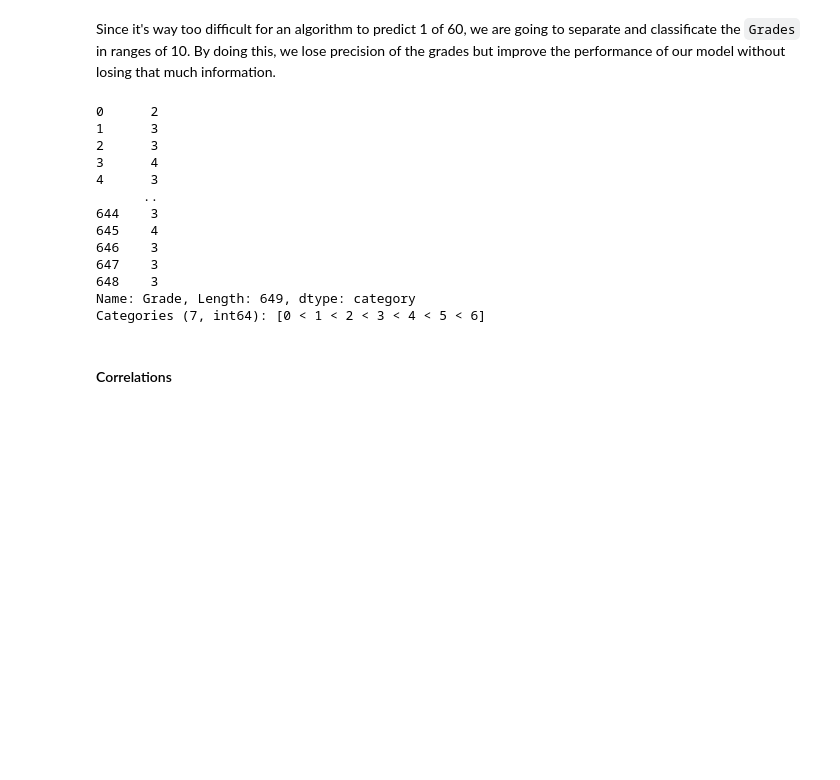
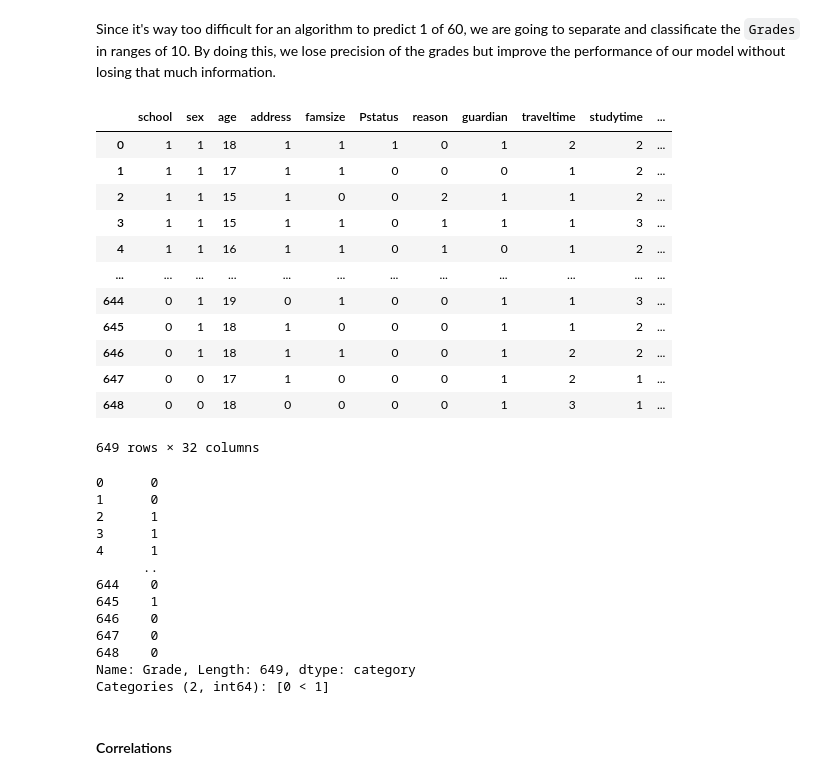
Before and after one commit to RafaelTakata0105/proyect-data-analysis, a Jupyter notebook: notebooks/proyect.ipynb, the cells around one changed output. Cells and saved outputs as stored; diff of their text form; code cells hidden in the pictures; blank space fills up the shorter version.

```diff
--- a/notebooks/proyect.ipynb
+++ b/notebooks/proyect.ipynb
@@ -308,27 +320,41 @@ porclass_df['Grade'].hist(bins = 30)
 [figure]
 # %% [markdown]
 Since it's way too difficult for an algorithm to predict 1 of 60, we are going to separate and classificate the `Grades` in ranges of 10. By doing this, we lose precision of the grades but improve the performance of our model without losing that much information.
-# %%
-#Create the range of values
-ranges = [0, 10, 20, 30, 40, 50, 60, float('inf')]
-labels = [0, 1, 2, 3, 4, 5, 6]
-porclass_df['Grade'] = pd.cut(porclass_df['Grade'], bins=ranges, labels=labels, right=False)
+# %%
+#Create the class aproved or not
+threshold = 36
+porclass_df['Grade'] = pd.cut(porclass_df['Grade'], bins=[-float('inf'), threshold, float('inf')], labels=[0, 1], right=False)
+porclass_df
+# %% [output]
+|  | school | sex | age | address | famsize | Pstatus | reason | guardian | traveltime | studytime | ... |
+| 0 | 1 | 1 | 18 | 1 | 1 | 1 | 0 | 1 | 2 | 2 | ... |
+| 1 | 1 | 1 | 17 | 1 | 1 | 0 | 0 | 0 | 1 | 2 | ... |
+| 2 | 1 | 1 | 15 | 1 | 0 | 0 | 2 | 1 | 1 | 2 | ... |
+| 3 | 1 | 1 | 15 | 1 | 1 | 0 | 1 | 1 | 1 | 3 | ... |
+| 4 | 1 | 1 | 16 | 1 | 1 | 0 | 1 | 0 | 1 | 2 | ... |
+| ... | ... | ... | ... | ... | ... | ... | ... | ... | ... | ... | ... |
+| 644 | 0 | 1 | 19 | 0 | 1 | 0 | 0 | 1 | 1 | 3 | ... |
+| 645 | 0 | 1 | 18 | 1 | 0 | 0 | 0 | 1 | 1 | 2 | ... |
+| 646 | 0 | 1 | 18 | 1 | 1 | 0 | 0 | 1 | 2 | 2 | ... |
+| 647 | 0 | 0 | 17 | 1 | 0 | 0 | 0 | 1 | 2 | 1 | ... |
+| 648 | 0 | 0 | 18 | 0 | 0 | 0 | 0 | 1 | 3 | 1 | ... |
+649 rows × 32 columns
 # %%
 porclass_df['Grade']
 # %% [output]
-0      2
-1      3
-2      3
-3      4
-4      3
+0      0
+1      0
+2      1
+3      1
+4      1
       ..
-644    3
-645    4
-646    3
-647    3
-648    3
+644    0
+645    1
+646    0
+647    0
+648    0
 Name: Grade, Length: 649, dtype: category
-Categories (7, int64): [0 < 1 < 2 < 3 < 4 < 5 < 6]
+Categories (2, int64): [0 < 1]
 # %% [markdown]
 #### Correlations
 # %% [markdown]
```
Also changed, not shown: parts of 22 cells of this notebook.
